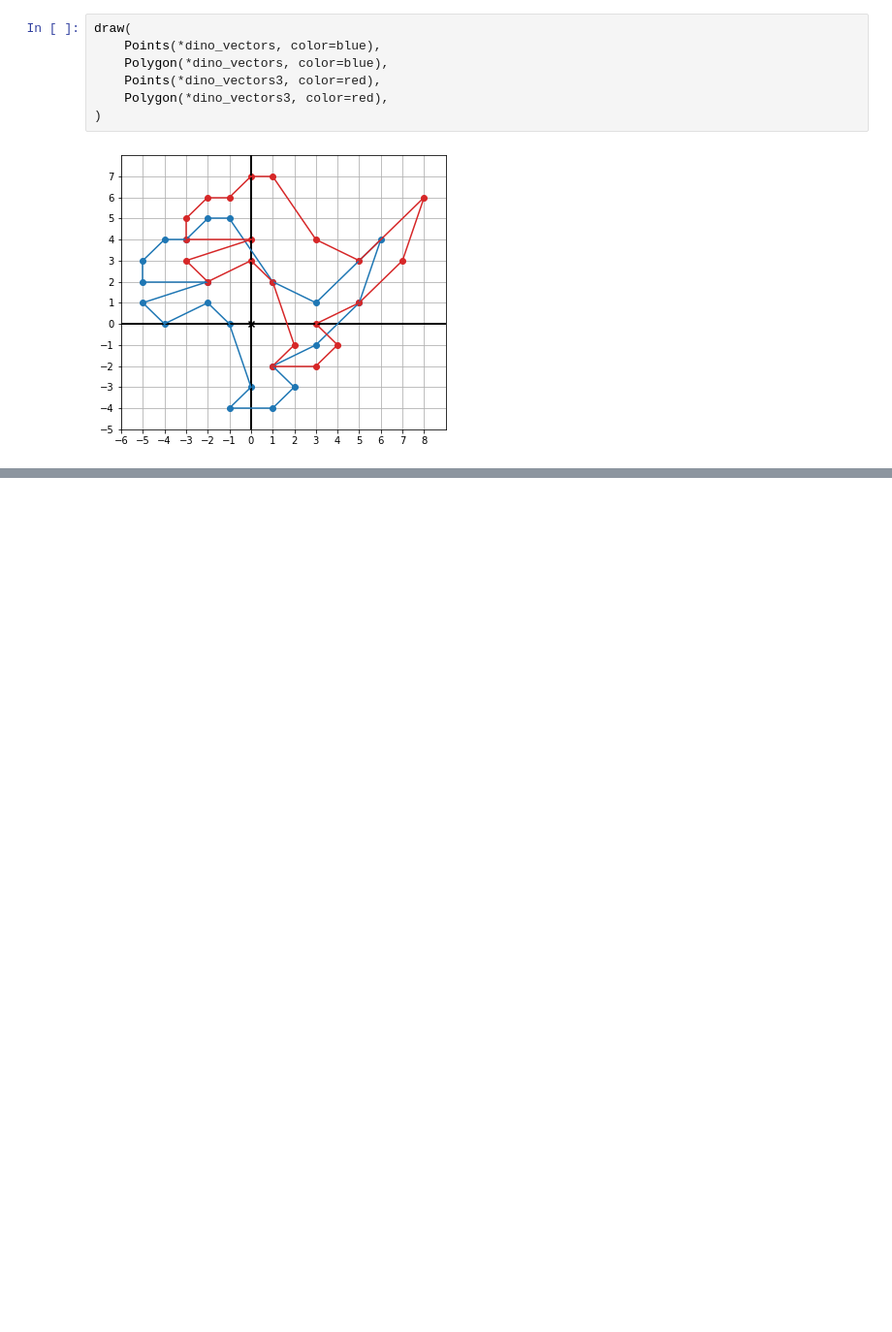
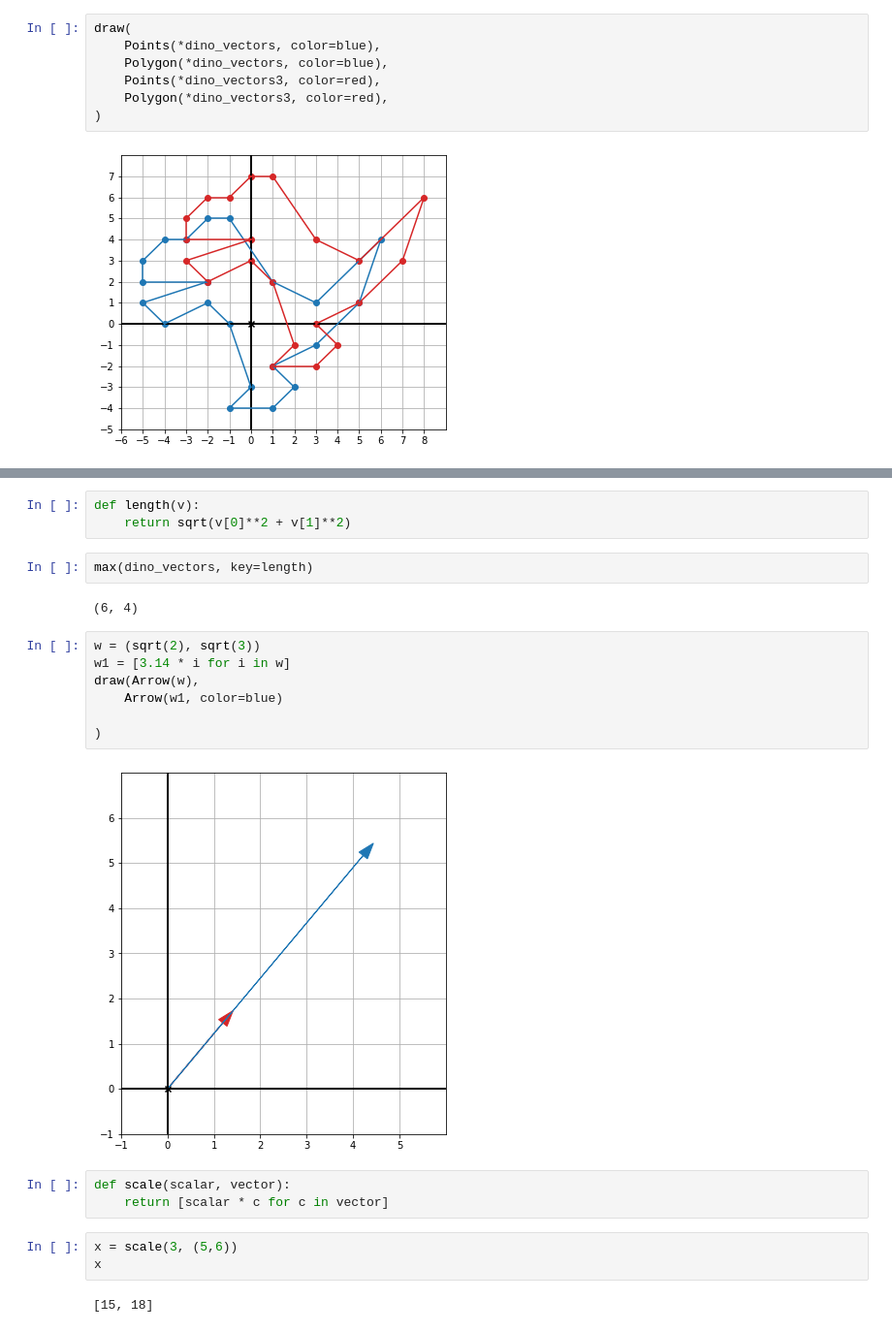
Before and after one commit to saradhimpardha/math_for_programmers, a Jupyter notebook: chapter_02/ch02_exercises.ipynb, the cells around one changed output, grey strips where cells are left out. Shown at 97% size. Cells and saved outputs as stored; diff of their text form; blank space fills up the shorter version.

```diff
--- a/chapter_02/ch02_exercises.ipynb
+++ b/chapter_02/ch02_exercises.ipynb
@@ -112,0 +120,24 @@ draw(*dinos, grid=None, axes=None, origin=None)
+# %%
+def length(v):
+    return sqrt(v[0]**2 + v[1]**2)
+# %%
+max(dino_vectors, key=length)
+# %% [output]
+(6, 4)
+# %%
+w = (sqrt(2), sqrt(3))
+w1 = [3.14 * i for i in w]
+draw(Arrow(w),
+    Arrow(w1, color=blue)
+
+)
+# %% [output]
+[figure, added]
+# %%
+def scale(scalar, vector):
+    return [scalar * c for c in vector]
+# %%
+x = scale(3, (5,6))
+x
+# %% [output]
+[15, 18]
```
Also changed, not shown: parts of 22 cells of this notebook.
